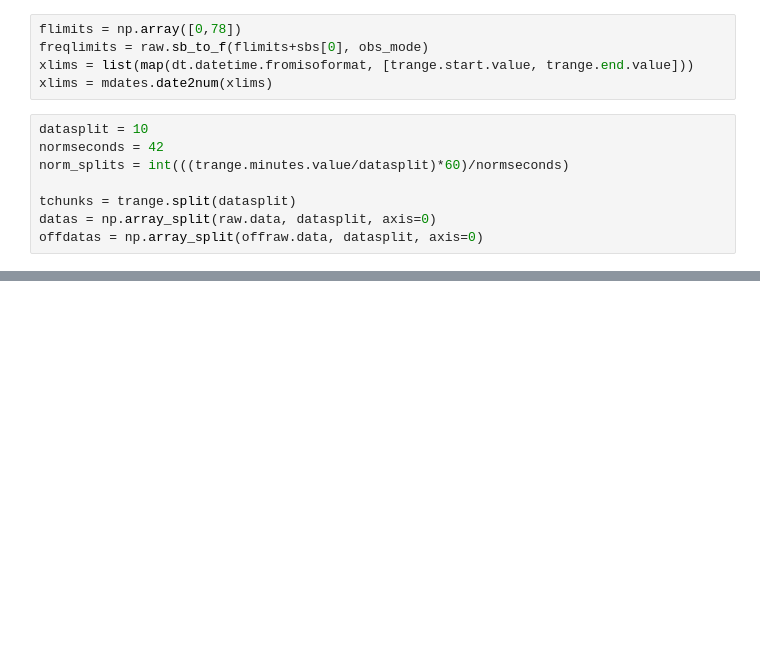
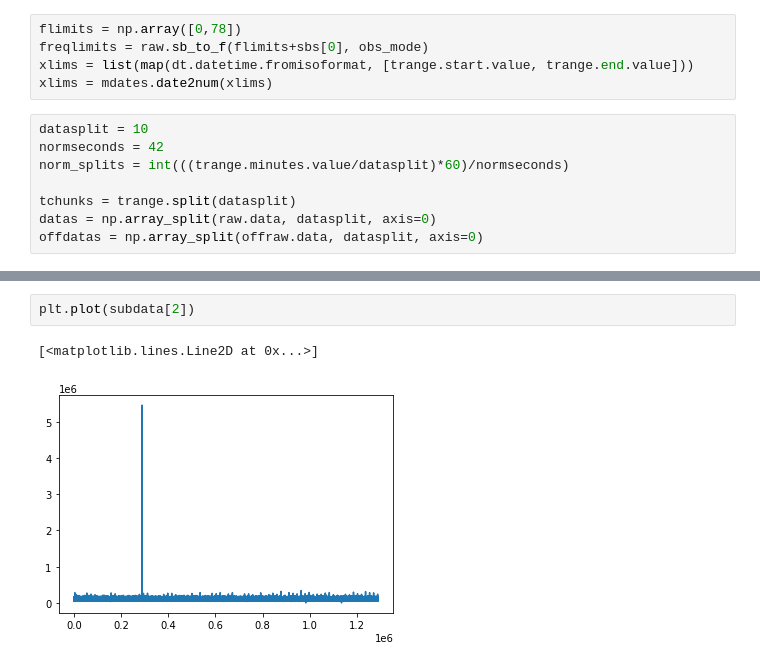
Before and after one commit to ofionnad/ilofar-data, a Jupyter notebook: 20201215_uranus/notebooks/bg_removal_offbeam.ipynb, the cells around one changed output, grey strips where cells are left out. Cells and saved outputs as stored; diff of their text form; blank space fills up the shorter version.

```diff
--- a/20201215_uranus/notebooks/bg_removal_offbeam.ipynb
+++ b/20201215_uranus/notebooks/bg_removal_offbeam.ipynb
@@ -153,0 +213,5 @@ Analysing chunk #10 of data
+# %%
+plt.plot(subdata[2])
+# %% [output]
+[<matplotlib.lines.Line2D at 0x...>]
+[figure, added]
```
Also changed, not shown: parts of 19 cells of this notebook, 2 other files.
